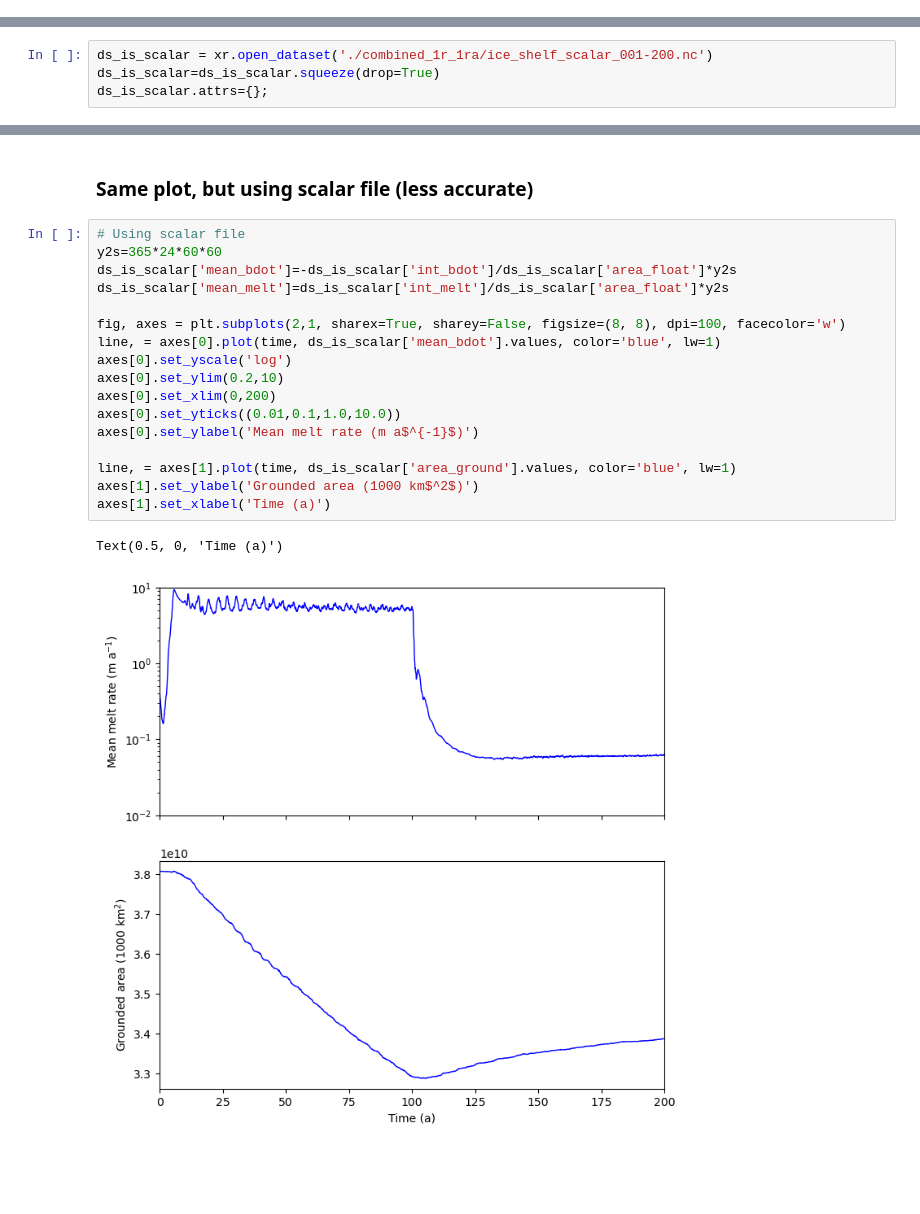
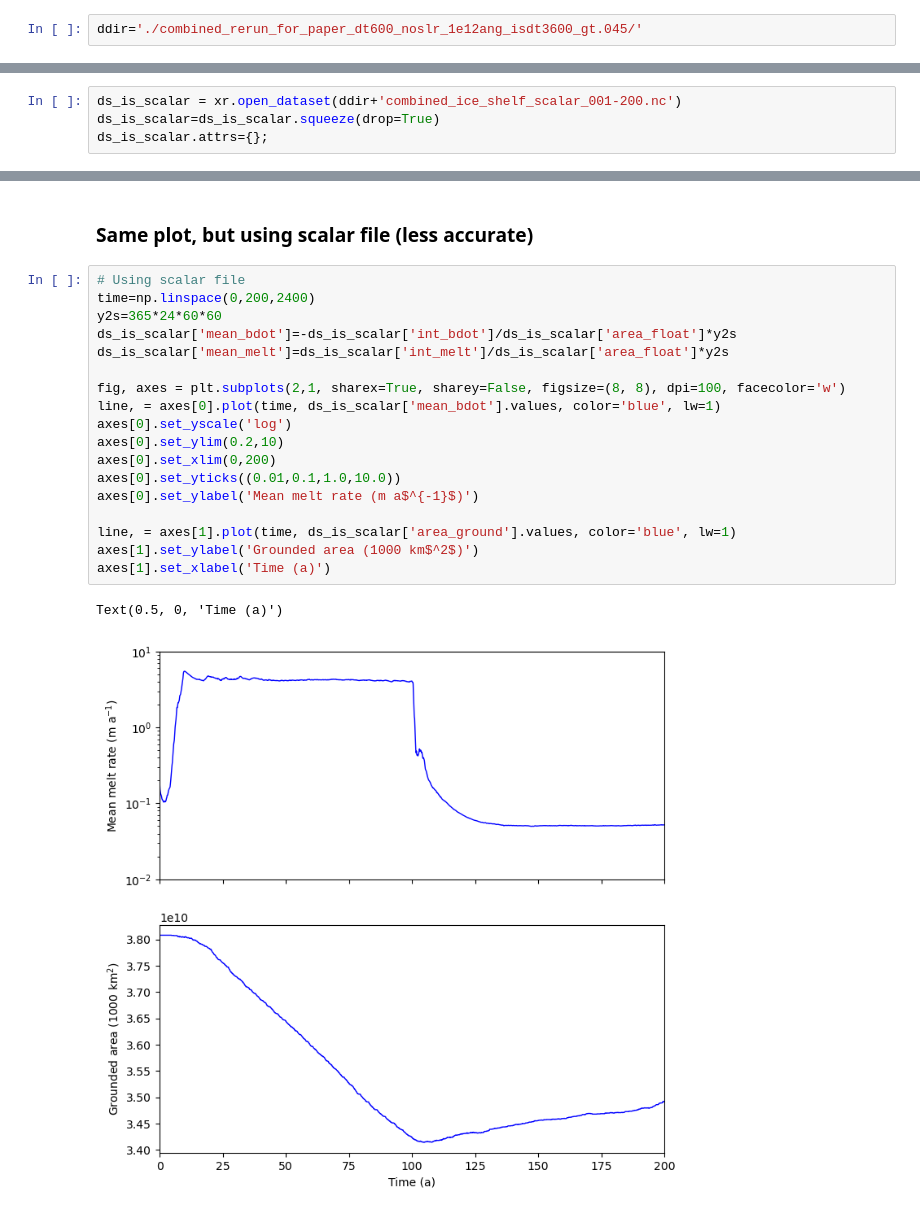
Before and after one commit to alex-huth/MISOMIP_plots, a Jupyter notebook: plots.ipynb, the cells around one changed output, grey strips where cells are left out. Cells and saved outputs as stored; diff of their text form; blank space fills up the shorter version.

```diff
--- a/plots.ipynb
+++ b/plots.ipynb
@@ -13,3 +14,5 @@ import os
 # %% [markdown]
 ## Read in the ice sheet and ocean results
+# %%
+ddir='./combined_rerun_for_paper_dt600_noslr_1e12ang_isdt3600_gt.045/'
 # %%
@@ -24,5 +31,5 @@ ds_is_av.attrs={}; ds_ocn_av.attrs={}
 # %%
-ds_is_scalar = xr.open_dataset('./combined_1r_1ra/ice_shelf_scalar_001-200.nc')
+ds_is_scalar = xr.open_dataset(ddir+'combined_ice_shelf_scalar_001-200.nc')
 ds_is_scalar=ds_is_scalar.squeeze(drop=True)
 ds_is_scalar.attrs={};
 # %% [markdown]
@@ -259,21 +338,22 @@ Text(0.5, 0, 'Time (a)')
 ### Same plot, but using scalar file (less accurate)
 # %%
 # Using scalar file
+time=np.linspace(0,200,2400)
 y2s=365*24*60*60
 ds_is_scalar['mean_bdot']=-ds_is_scalar['int_bdot']/ds_is_scalar['area_float']*y2s
 ds_is_scalar['mean_melt']=ds_is_scalar['int_melt']/ds_is_scalar['area_float']*y2s
 
 fig, axes = plt.subplots(2,1, sharex=True, sharey=False, figsize=(8, 8), dpi=100, facecolor='w')
 line, = axes[0].plot(time, ds_is_scalar['mean_bdot'].values, color='blue', lw=1)
 axes[0].set_yscale('log')
 axes[0].set_ylim(0.2,10)
 axes[0].set_xlim(0,200)
 axes[0].set_yticks((0.01,0.1,1.0,10.0))
 axes[0].set_ylabel('Mean melt rate (m a$^{-1}$)')
 
 line, = axes[1].plot(time, ds_is_scalar['area_ground'].values, color='blue', lw=1)
 axes[1].set_ylabel('Grounded area (1000 km$^2$)')
 axes[1].set_xlabel('Time (a)')
 # %% [output]
 Text(0.5, 0, 'Time (a)')
-[figure, old version]
+[figure, new version]
```
Also changed, not shown: parts of 16 cells of this notebook.
